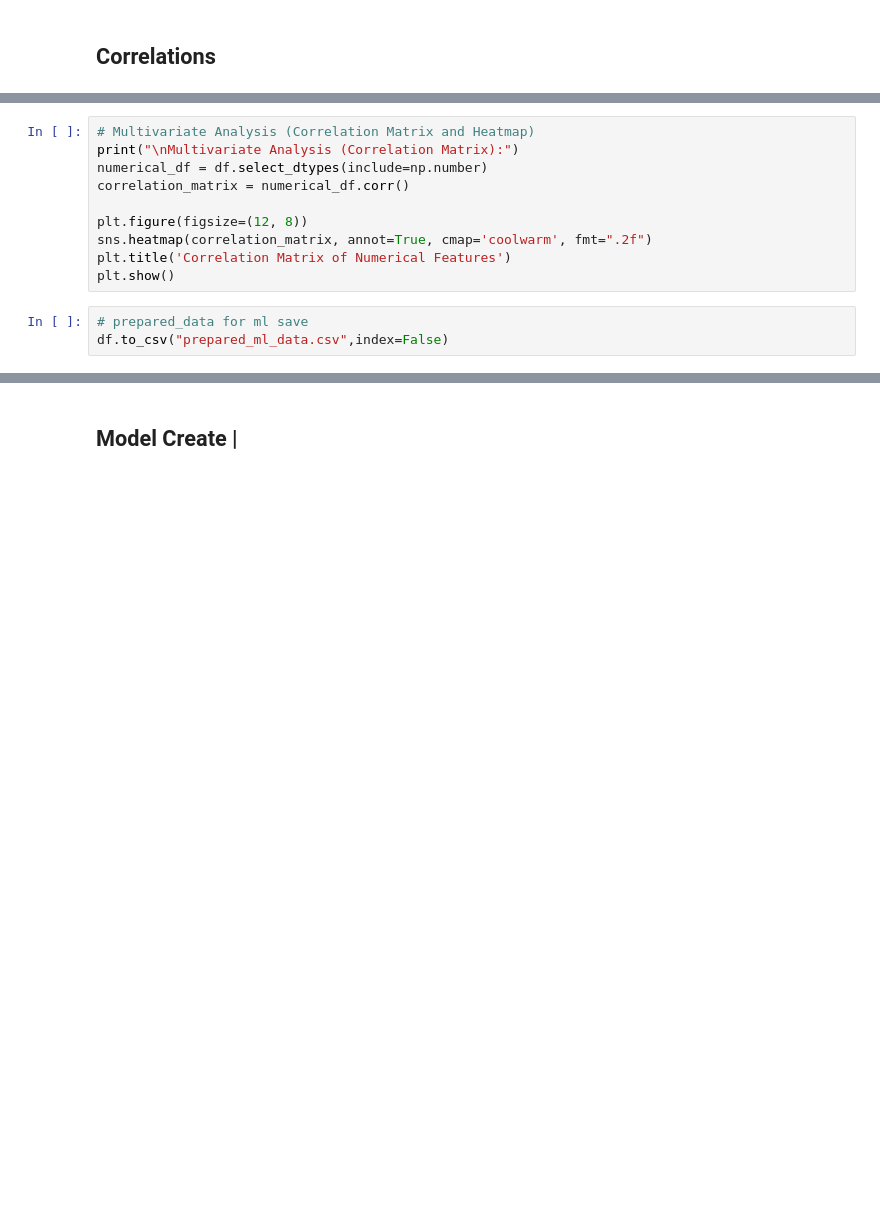
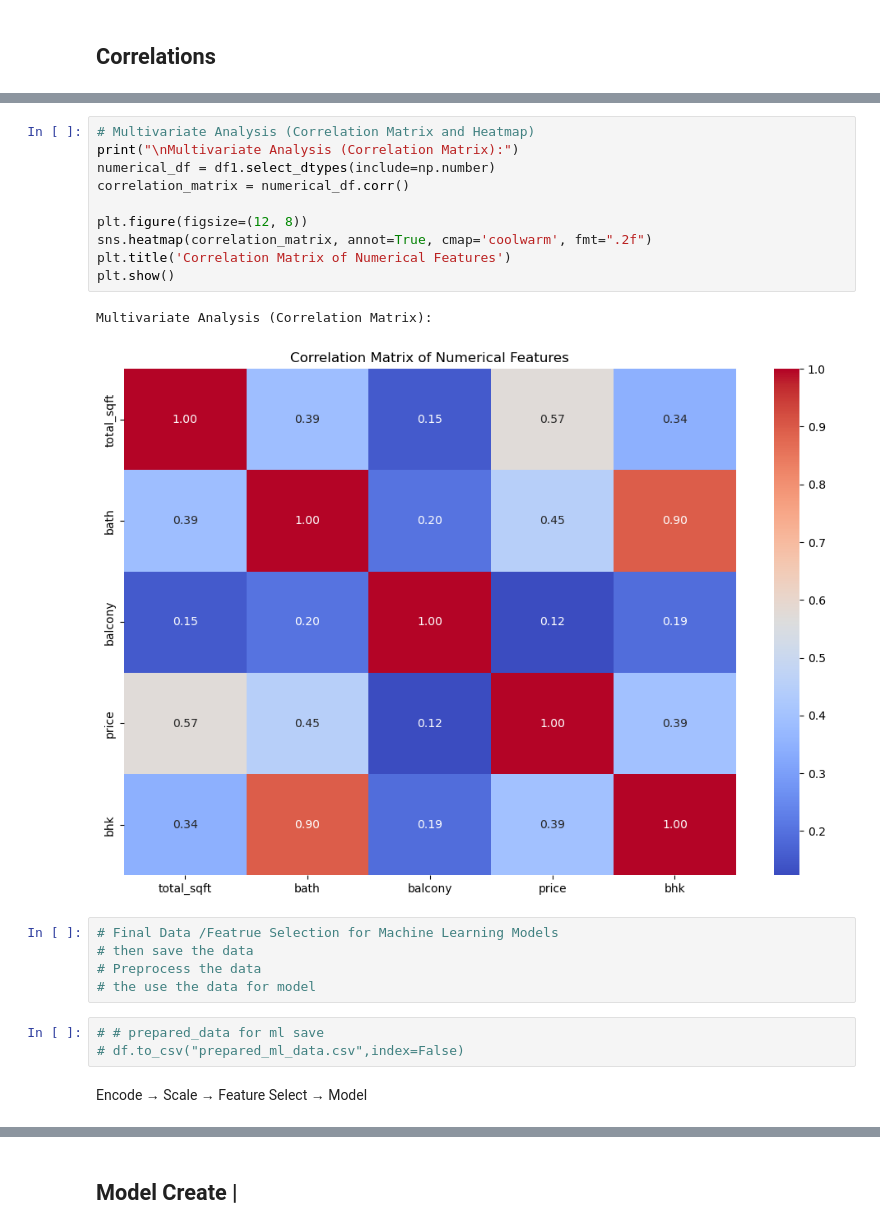
Before and after one commit to shahil04/ds_materials, a Jupyter notebook: 8.0_Machine Learning/class/ml_projects/1.house_price_predictions/Module 2 – Data Handling & Preprocessing_house_ML model_Linear_regressions.ipynb, the cells around one changed output, grey strips where cells are left out. Cells and saved outputs as stored; diff of their text form; blank space fills up the shorter version.

```diff
--- a/8.0_Machine Learning/class/ml_projects/1.house_price_predictions/Module 2 – Data Handling & Preprocessing_house_ML model_Linear_regressions.ipynb
+++ b/8.0_Machine Learning/class/ml_projects/1.house_price_predictions/Module 2 – Data Handling & Preprocessing_house_ML model_Linear_regressions.ipynb
@@ -1102,13 +1376,23 @@ plt.show()
 # %%
 # Multivariate Analysis (Correlation Matrix and Heatmap)
 print("\nMultivariate Analysis (Correlation Matrix):")
-numerical_df = df.select_dtypes(include=np.number)
+numerical_df = df1.select_dtypes(include=np.number)
 correlation_matrix = numerical_df.corr()
 
 plt.figure(figsize=(12, 8))
 sns.heatmap(correlation_matrix, annot=True, cmap='coolwarm', fmt=".2f")
 plt.title('Correlation Matrix of Numerical Features')
 plt.show()
+# %% [output]
+Multivariate Analysis (Correlation Matrix):
+[figure, added]
+# %%
+# Final Data /Featrue Selection for Machine Learning Models
+# then save the data
+# Preprocess the data
+# the use the data for model
 # %%
-# prepared_data for ml save
-df.to_csv("prepared_ml_data.csv",index=False)
+# # prepared_data for ml save
+# df.to_csv("prepared_ml_data.csv",index=False)
+# %% [markdown]
+Encode → Scale → Feature Select → Model
```
Also changed, not shown: parts of 88 cells of this notebook, 3 other files.
